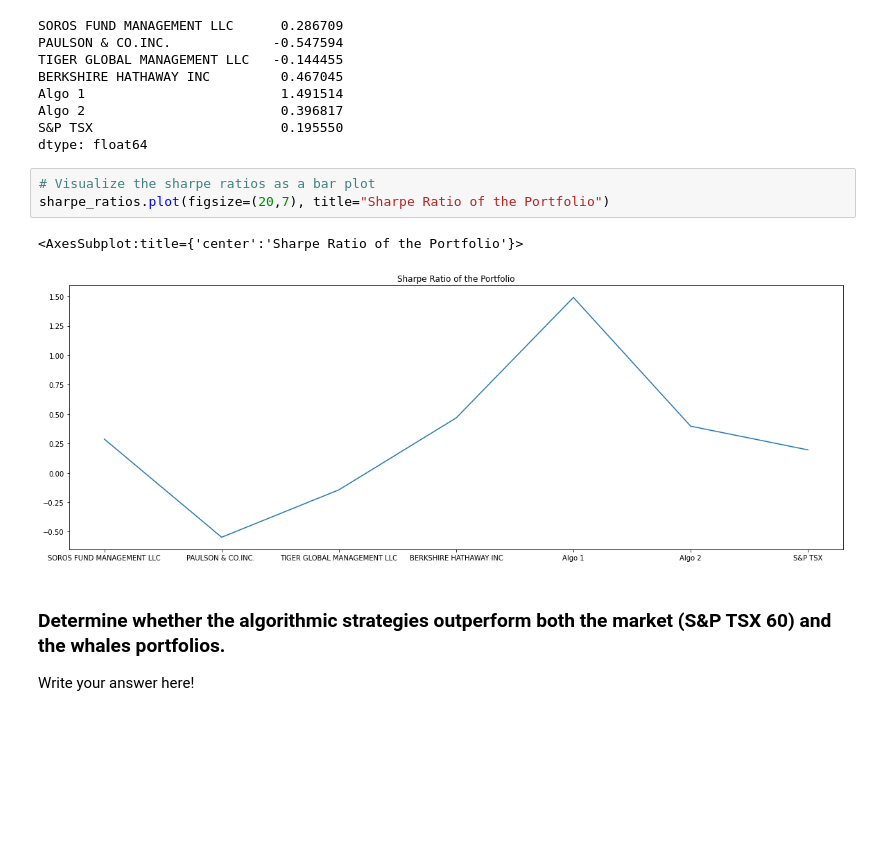
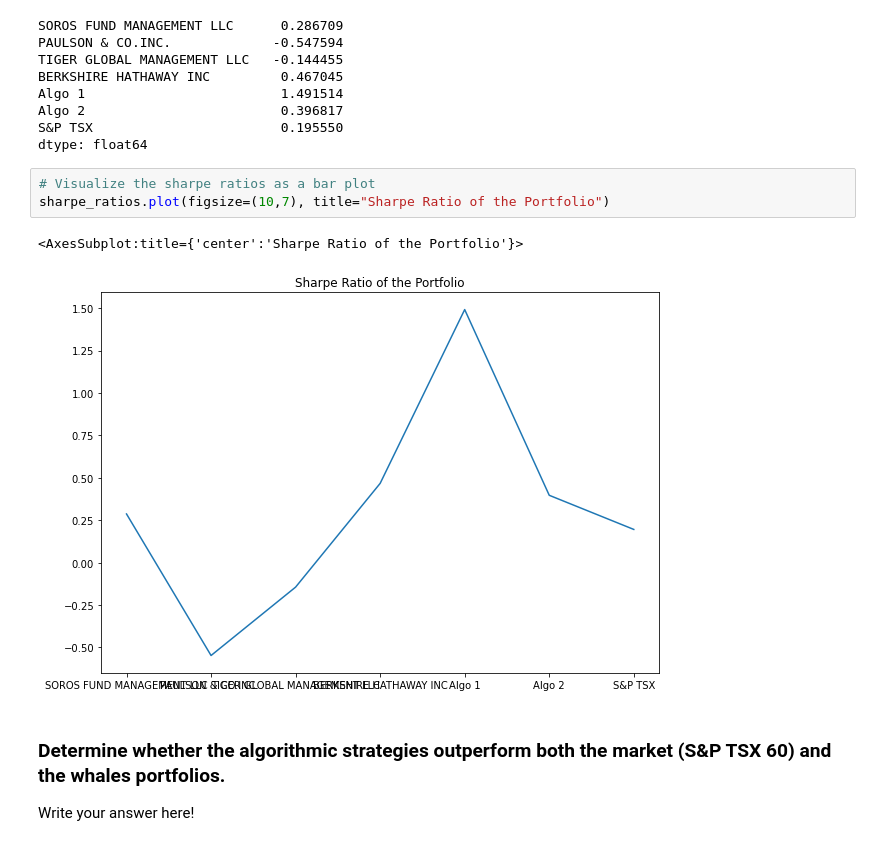
Before and after one commit to vjreddy2001/Portfolio, a Jupyter notebook: whale_analysis.ipynb, the cells around one changed output. Cells and saved outputs as stored; diff of their text form; blank space fills up the shorter version.

```diff
--- a/whale_analysis.ipynb
+++ b/whale_analysis.ipynb
@@ -498,10 +498,10 @@ S&P TSX                        0.195550
 dtype: float64
 # %%
 # Visualize the sharpe ratios as a bar plot
-sharpe_ratios.plot(figsize=(20,7), title="Sharpe Ratio of the Portfolio")
+sharpe_ratios.plot(figsize=(10,7), title="Sharpe Ratio of the Portfolio")
 # %% [output]
 <AxesSubplot:title={'center':'Sharpe Ratio of the Portfolio'}>
-[figure, old version]
+[figure, new version]
 # %% [markdown]
 ### Determine whether the algorithmic strategies outperform both the market (S&P TSX 60) and the whales portfolios.
 
```
Also changed, not shown: parts of 19 cells of this notebook.
